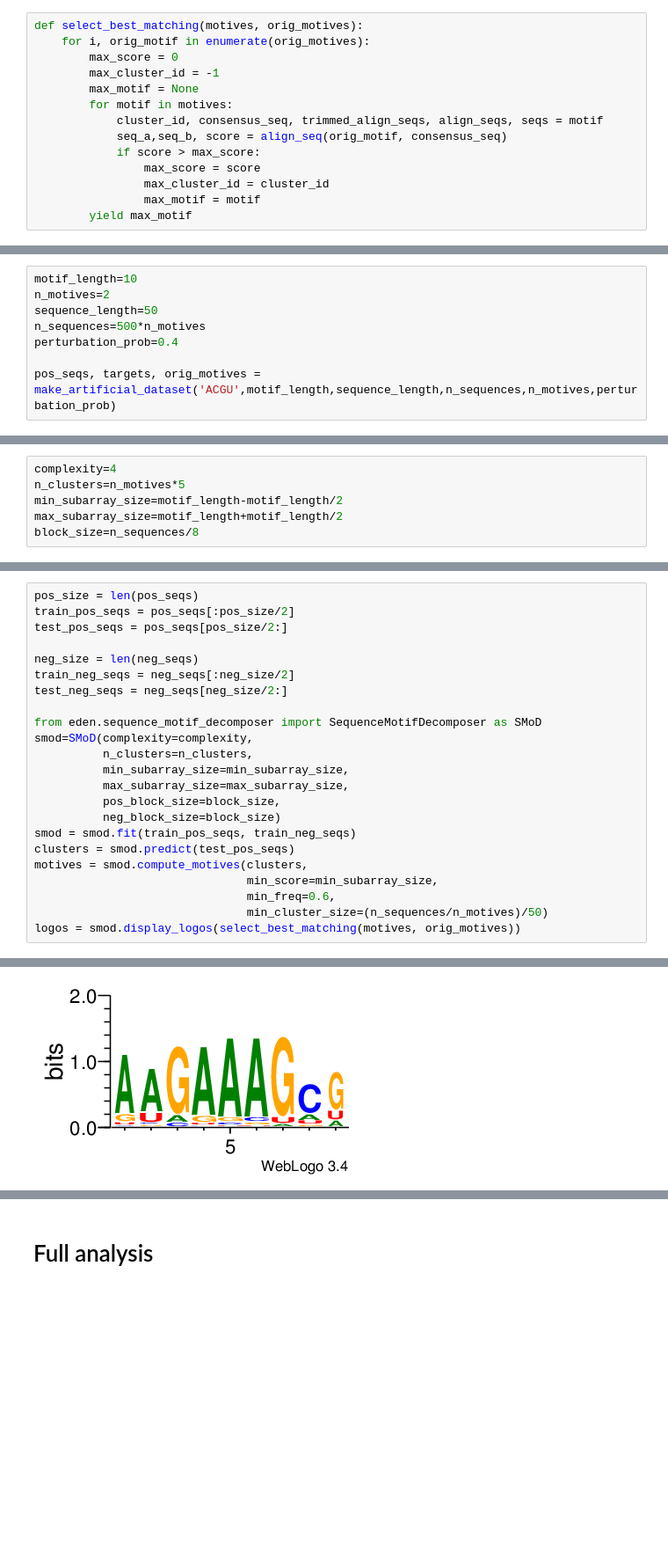
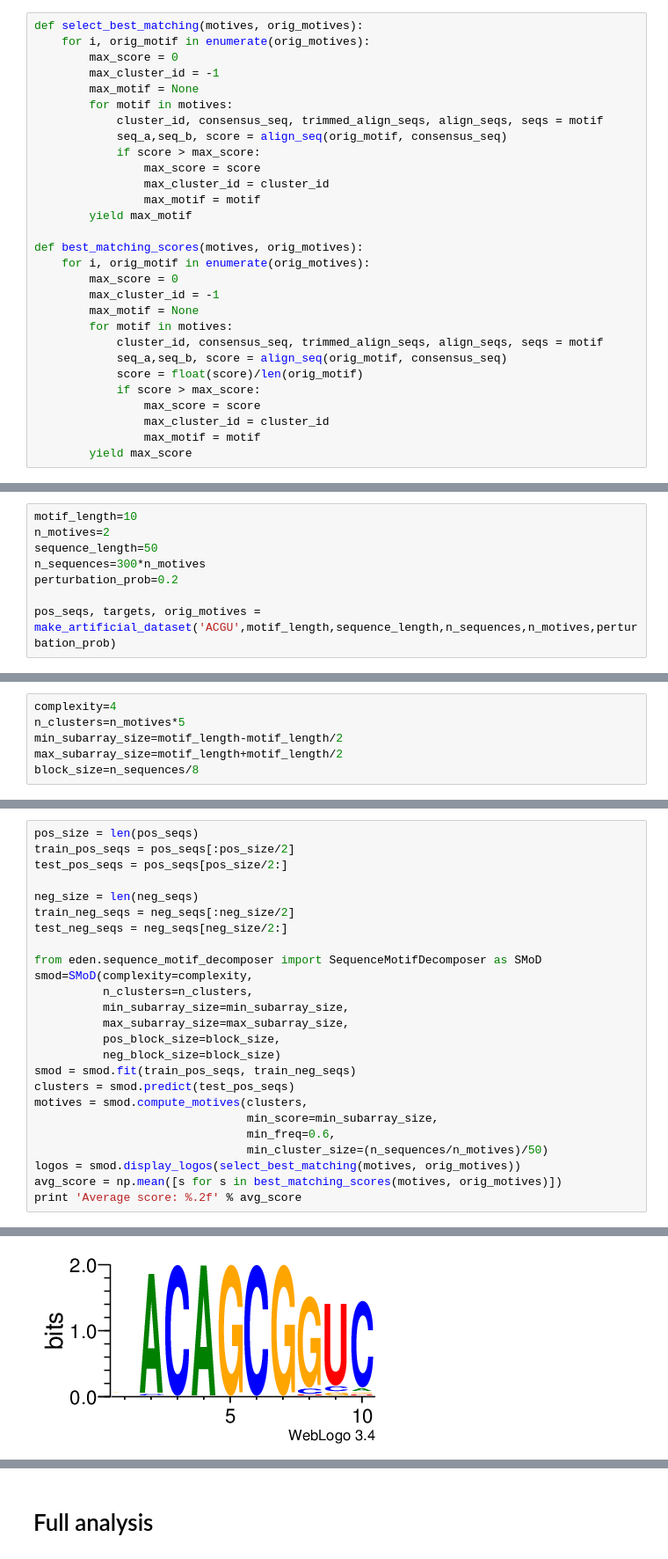
Before and after one commit to fabriziocosta/EDeN_examples, a Jupyter notebook: bioinf/motif/SMoD artificial.ipynb, the cells around one changed output, grey strips where cells are left out. Shown at 88% size. Drawn from its saved outputs; the diff is of its cells as text; blank space fills up the shorter version.

```diff
--- a/bioinf/motif/SMoD artificial.ipynb
+++ b/bioinf/motif/SMoD artificial.ipynb
@@ -39,6 +39,21 @@ def select_best_matching(motives, orig_motives):
                 max_cluster_id = cluster_id
                 max_motif = motif
         yield max_motif
+
+def best_matching_scores(motives, orig_motives):
+    for i, orig_motif in enumerate(orig_motives):
+        max_score = 0
+        max_cluster_id = -1
+        max_motif = None
+        for motif in motives:
+            cluster_id, consensus_seq, trimmed_align_seqs, align_seqs, seqs = motif
+            seq_a,seq_b, score = align_seq(orig_motif, consensus_seq)
+            score = float(score)/len(orig_motif)
+            if score > max_score:
+                max_score = score
+                max_cluster_id = cluster_id
+                max_motif = motif
+        yield max_score
 # %%
 import numpy as np
 def stable_matching(man_pref_ids, man_pref_vals,
@@ -238,8 +253,8 @@ def make_artificial_dataset(alphabet='ACGU',
 motif_length=10
 n_motives=2
 sequence_length=50
-n_sequences=500*n_motives
-perturbation_prob=0.4
+n_sequences=300*n_motives
+perturbation_prob=0.2
 
 pos_seqs, targets, orig_motives = make_artificial_dataset('ACGU',motif_length,sequence_length,n_sequences,n_motives,perturbation_prob)
 # %%
@@ -348,5 +363,7 @@ motives = smod.compute_motives(clusters,
                                min_freq=0.6,
                                min_cluster_size=(n_sequences/n_motives)/50)
 logos = smod.display_logos(select_best_matching(motives, orig_motives))
+avg_score = np.mean([s for s in best_matching_scores(motives, orig_motives)])
+print 'Average score: %.2f' % avg_score
 # %% [output]
 Cluster id: 4
@@ -354 +371 @@ AAGAAAGCG
-[figure, old version]
+[figure, new version]
```
Also changed, not shown: parts of 5 cells of this notebook, 3 other files.
